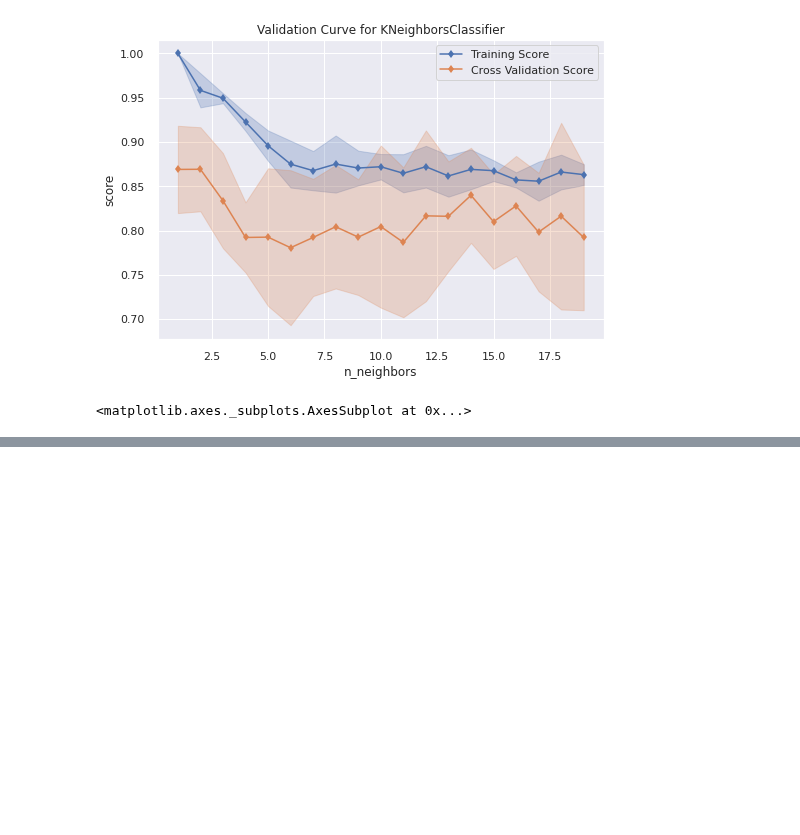
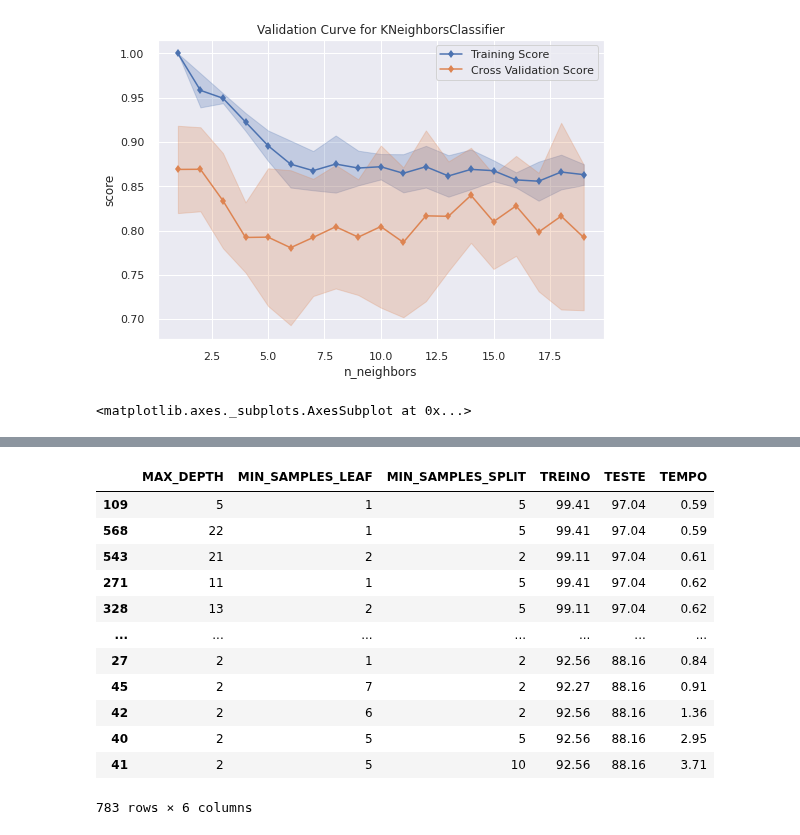
Before and after one commit to inf032/introducaoML, a Jupyter notebook: Farmaco_Otimizacao.ipynb, the cells around one changed output, grey strips where cells are left out. Drawn from its saved outputs; the diff is of its cells as text; code cells hidden in the pictures; blank space fills up the shorter version.

```diff
--- a/Farmaco_Otimizacao.ipynb
+++ b/Farmaco_Otimizacao.ipynb
@@ -393,0 +415,30 @@ dfResultados.sort_values(['TESTE', 'TEMPO'], ascending=[False, True])
+# %%
+scores=[]
+for max_depth in range(1, 30) :
+  for min_samples_leaf in range(1, 10) :
+    for min_samples_split in [2, 5, 10] :
+      cv = KFold(n_splits = 5, shuffle=True, random_state=327)
+      model = DecisionTreeClassifier(max_depth=max_depth, min_samples_leaf=min_samples_leaf, min_samples_split=min_samples_split)
+      modelo = Pipeline(steps=[('step_one', col_transformer), ('ss',  StandardScaler()),
+                               ('imputer', ImputerWithMissingMark()), ('classificador', model)])
+
+      resultado_cv = cross_validate(modelo, X_train, y_train, cv=cv, return_train_score=True)
+      scores.append([max_depth, min_samples_leaf, min_samples_split, np.round(resultado_cv['train_score'].mean()*100,2), np.round(resultado_cv['test_score'].mean()*100,2), np.round(resultado_cv['score_time'].mean()*100,2)])
+
+dfResultados = pd.DataFrame(scores, columns = ['MAX_DEPTH', 'MIN_SAMPLES_LEAF', 'MIN_SAMPLES_SPLIT' ,'TREINO', 'TESTE', 'TEMPO'])
+
+dfResultados.sort_values(['TESTE', 'TEMPO'], ascending=[False, True])
+# %% [output]
+|  | MAX_DEPTH | MIN_SAMPLES_LEAF | MIN_SAMPLES_SPLIT | TREINO | TESTE | TEMPO |
+| 109 | 5 | 1 | 5 | 99.41 | 97.04 | 0.59 |
+| 568 | 22 | 1 | 5 | 99.41 | 97.04 | 0.59 |
+| 543 | 21 | 2 | 2 | 99.11 | 97.04 | 0.61 |
+| 271 | 11 | 1 | 5 | 99.41 | 97.04 | 0.62 |
+| 328 | 13 | 2 | 5 | 99.11 | 97.04 | 0.62 |
+| ... | ... | ... | ... | ... | ... | ... |
+| 27 | 2 | 1 | 2 | 92.56 | 88.16 | 0.84 |
+| 45 | 2 | 7 | 2 | 92.27 | 88.16 | 0.91 |
+| 42 | 2 | 6 | 2 | 92.56 | 88.16 | 1.36 |
+| 40 | 2 | 5 | 5 | 92.56 | 88.16 | 2.95 |
+| 41 | 2 | 5 | 10 | 92.56 | 88.16 | 3.71 |
+783 rows × 6 columns
```
Also changed, not shown: parts of 13 cells of this notebook.
